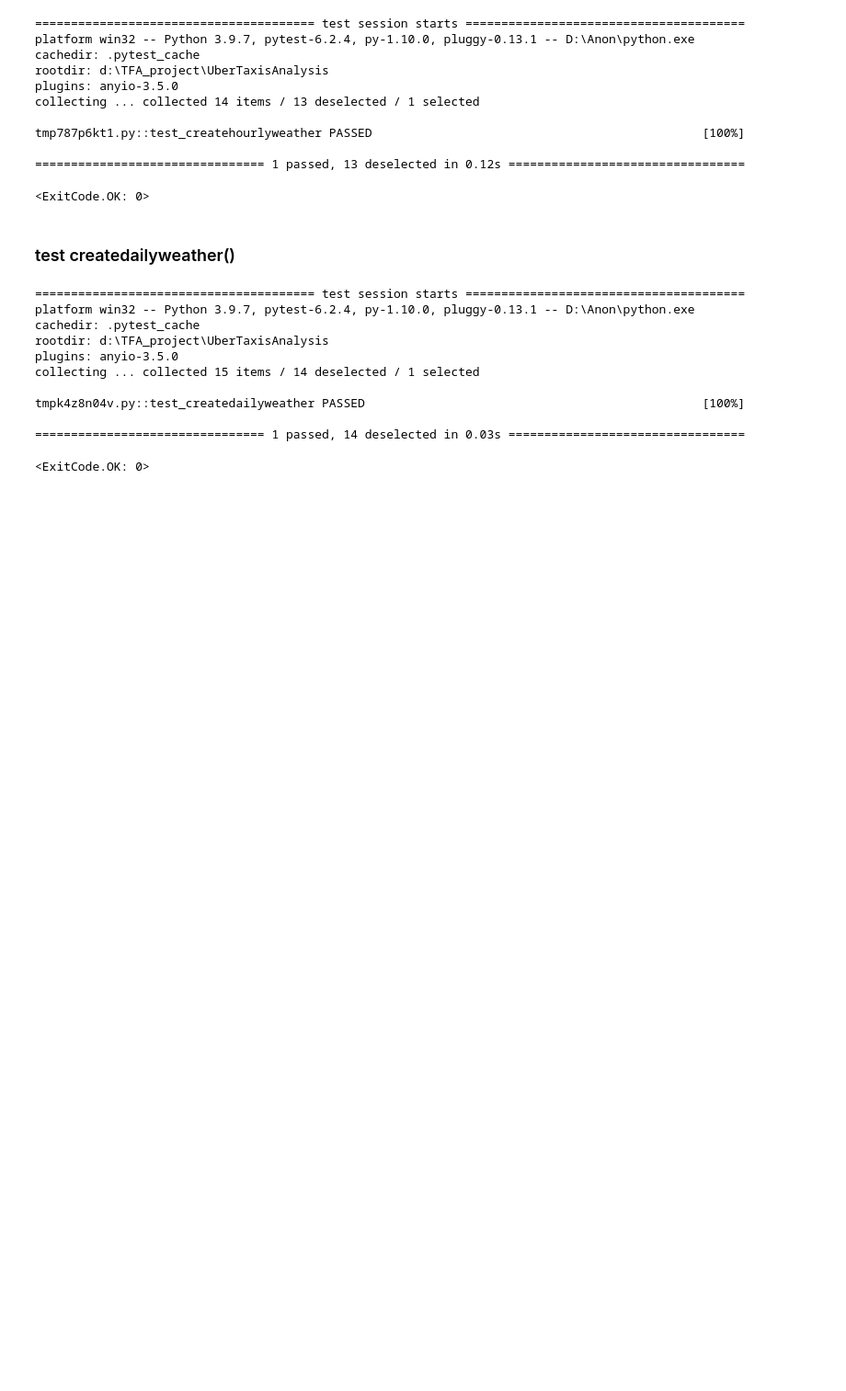
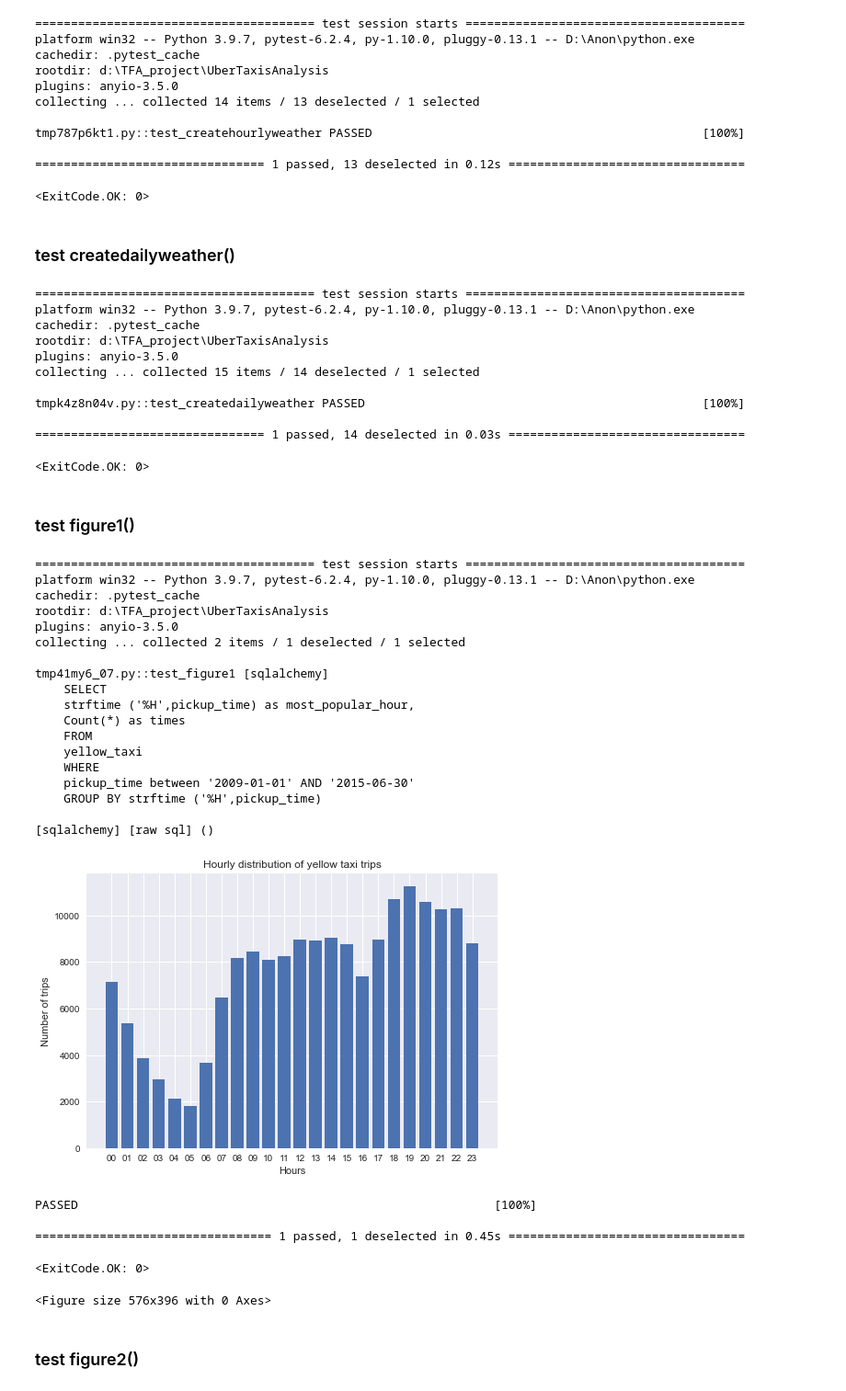
Before and after one commit to ZhengjiWang125/UberTaxisAnalysis, a Jupyter notebook: Final_Project.ipynb, the cells around one changed output. Shown: that part at 92% size. Drawn from its saved outputs; the diff is of its cells as text; code cells hidden in the pictures; blank space fills up the shorter version.

Commit message:
add test for graph function

```diff
--- a/Final_Project.ipynb
+++ b/Final_Project.ipynb
@@ -1543,3 +1541,5 @@ tmpk4z8n04v.py::test_createdailyweather PASSED
 
 ================================ 1 passed, 14 deselected in 0.03s =================================
 <ExitCode.OK: 0>
+# %% [markdown]
+### test figure1()
@@ -1545,0 +1551,31 @@ tmpk4z8n04v.py::test_createdailyweather PASSED
+# %%
+### BEGIN TESTS
+ipytest.run("-vv", "-k", "test_figure1")
+### END TESTS
+# %% [output]
+======================================= test session starts =======================================
+platform win32 -- Python 3.9.7, pytest-6.2.4, py-1.10.0, pluggy-0.13.1 -- D:\Anon\python.exe
+cachedir: .pytest_cache
+rootdir: d:\TFA_project\UberTaxisAnalysis
+plugins: anyio-3.5.0
+collecting ... collected 2 items / 1 deselected / 1 selected
+
+tmp41my6_07.py::test_figure1 [sqlalchemy]
+    SELECT
+    strftime ('%H',pickup_time) as most_popular_hour,
+    Count(*) as times
+    FROM
+    yellow_taxi
+    WHERE
+    pickup_time between '2009-01-01' AND '2015-06-30'
+    GROUP BY strftime ('%H',pickup_time)
+
+[sqlalchemy] [raw sql] ()
+[figure, added]
+PASSED                                                          [100%]
+
+================================= 1 passed, 1 deselected in 0.45s =================================
+<ExitCode.OK: 0>
+<Figure size 576x396 with 0 Axes>
+# %% [markdown]
+### test figure2()
```
Also changed, not shown: parts of 25 cells of this notebook.
